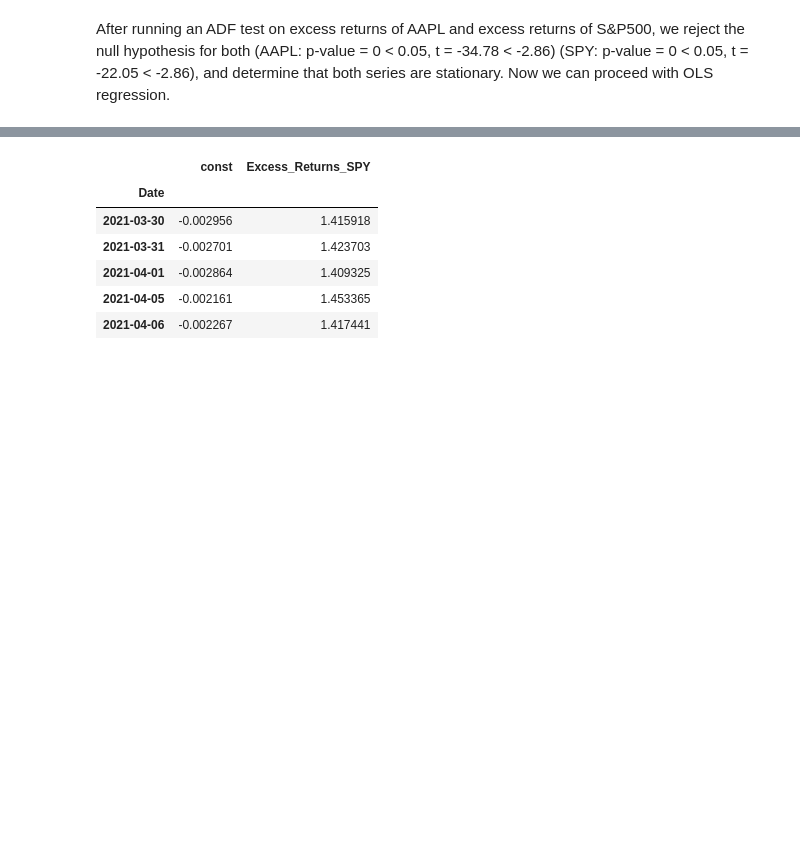
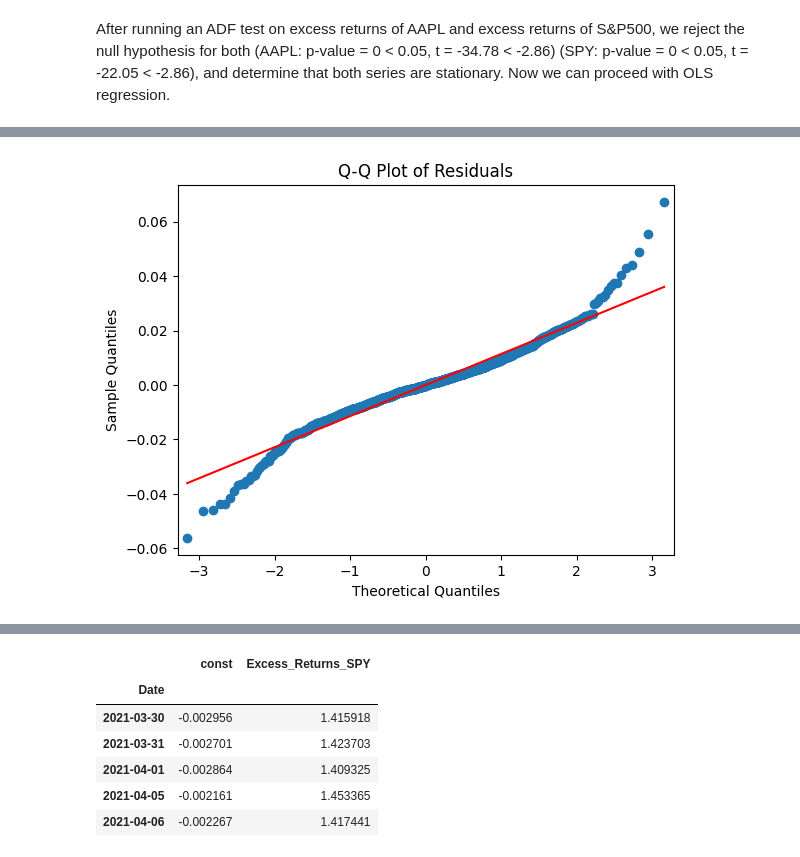
Before and after one commit to nikoszy/market-workbench, a Jupyter notebook: notebooks/01_beta_regression.ipynb, the cells around one changed output, grey strips where cells are left out. Drawn from its saved outputs; the diff is of its cells as text; code cells hidden in the pictures; blank space fills up the shorter version.

```diff
--- a/notebooks/01_beta_regression.ipynb
+++ b/notebooks/01_beta_regression.ipynb
@@ -106,0 +169,7 @@ After running an ADF test on excess returns of AAPL and excess returns of S&P500
+# %%
+#q-q plot
+sm.qqplot(residuals, line='s')
+plt.title('Q-Q Plot of Residuals')
+plt.show()
+# %% [output]
+[figure, added]
```
Also changed, not shown: parts of 11 cells of this notebook, 3 other files.
